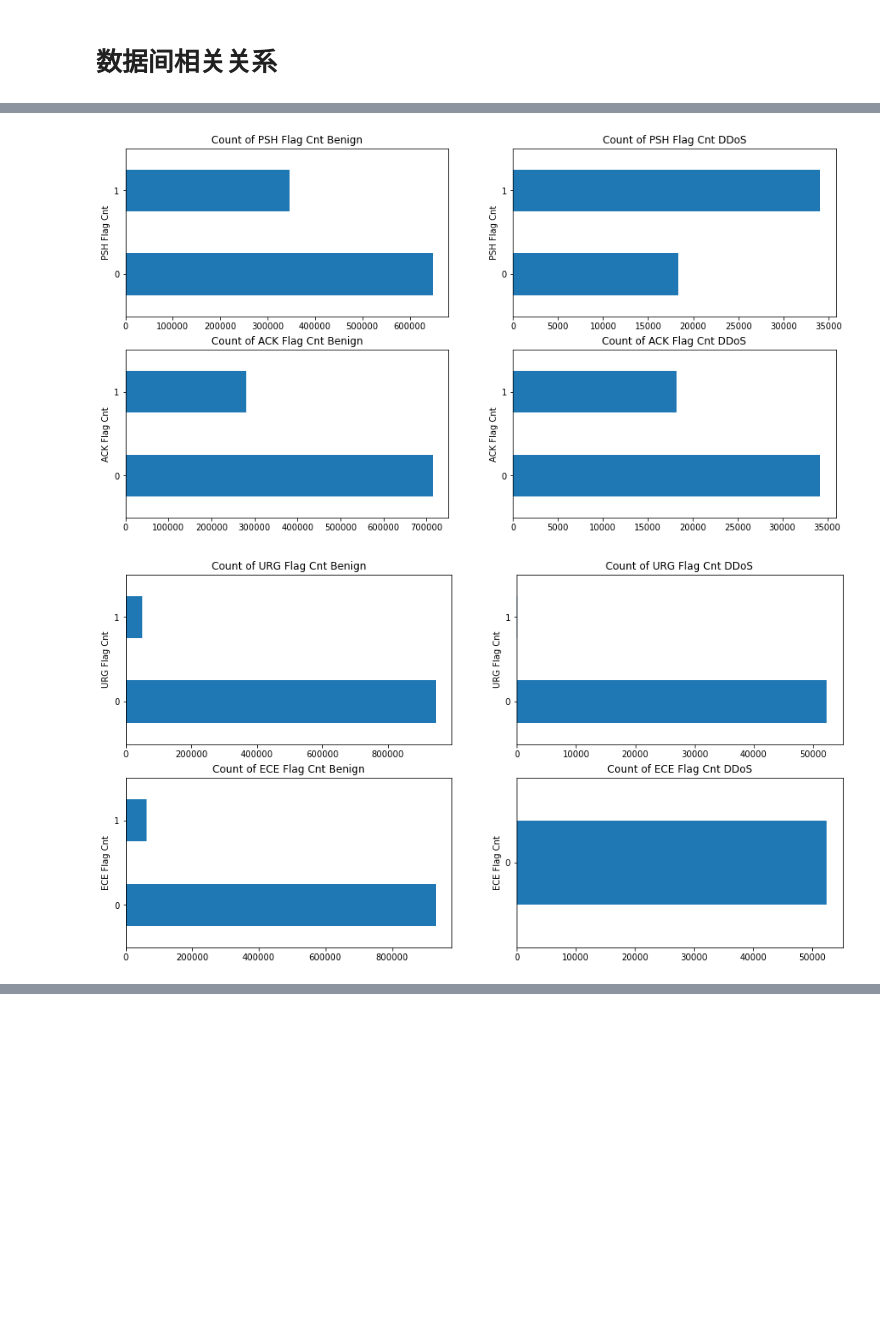
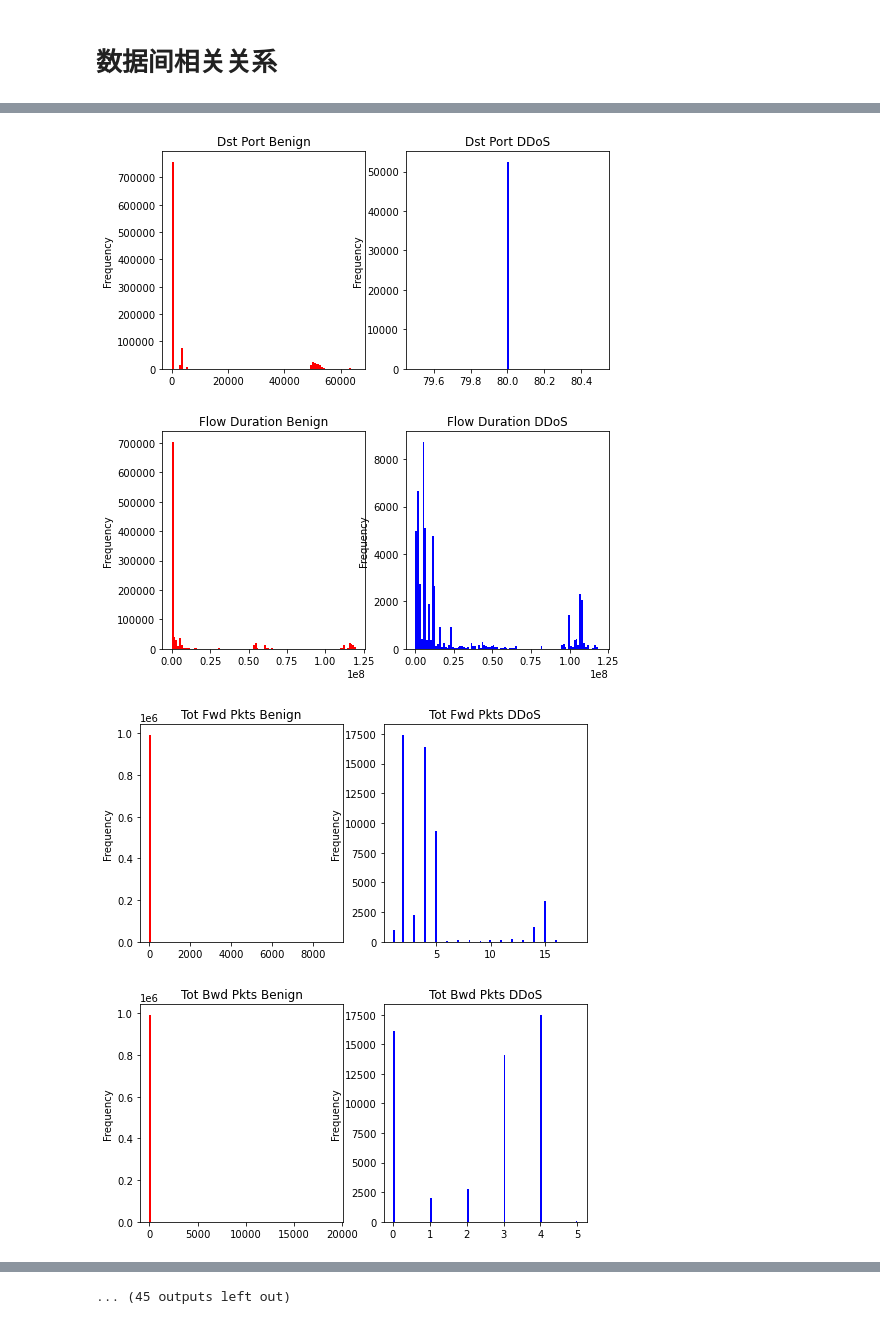
Before and after one commit to Bil369/IDS2018-DDoS-Traffic-Classify, a Jupyter notebook: EDA.ipynb, the cells around one changed output, grey strips where cells are left out. Drawn from its saved outputs; the diff is of its cells as text; code cells hidden in the pictures; blank space fills up the shorter version.

```diff
--- a/EDA.ipynb
+++ b/EDA.ipynb
@@ -318,18 +323,11 @@ plt.show()
-# %%
-fig, ((ax1, ax2), (ax3, ax4)) = plt.subplots(2, 2, figsize=(15, 8))
-train_benign.groupby('PSH Flag Cnt')['PSH Flag Cnt'].count().plot(kind='barh', ax=ax1, title='Count of PSH Flag Cnt Benign')
-train_ddos.groupby('PSH Flag Cnt')['PSH Flag Cnt'].count().plot(kind='barh', ax=ax2, title='Count of PSH Flag Cnt DDoS')
-train_benign.groupby('ACK Flag Cnt')['ACK Flag Cnt'].count().plot(kind='barh', ax=ax3, title='Count of ACK Flag Cnt Benign')
-train_ddos.groupby('ACK Flag Cnt')['ACK Flag Cnt'].count().plot(kind='barh', ax=ax4, title='Count of ACK Flag Cnt DDoS')
-plt.show()
-# %% [output]
-[figure, removed]
-# %%
-fig, ((ax1, ax2), (ax3, ax4)) = plt.subplots(2, 2, figsize=(15, 8))
-train_benign.groupby('URG Flag Cnt')['URG Flag Cnt'].count().plot(kind='barh', ax=ax1, title='Count of URG Flag Cnt Benign')
-train_ddos.groupby('URG Flag Cnt')['URG Flag Cnt'].count().plot(kind='barh', ax=ax2, title='Count of URG Flag Cnt DDoS')
-train_benign.groupby('ECE Flag Cnt')['ECE Flag Cnt'].count().plot(kind='barh', ax=ax3, title='Count of ECE Flag Cnt Benign')
-train_ddos.groupby('ECE Flag Cnt')['ECE Flag Cnt'].count().plot(kind='barh', ax=ax4, title='Count of ECE Flag Cnt DDoS')
-plt.show()
-# %% [output]
-[figure, removed]
+# %%
+for fea in [fea for fea in numerical_serial_fea if fea not in ['Flow Byts/s', 'Flow Pkts/s']]:
+    fig, ((ax1, ax2)) = plt.subplots(1, 2, figsize=(8, 4))
+    train_benign[fea].plot(kind='hist', bins=100, title=fea + ' Benign', color='r', ax=ax1) # bins指定直方个数
+    train_ddos[fea].plot(kind='hist', bins=100, title=fea + ' DDoS', color='b', ax=ax2)
+    plt.show()
+# %% [output]
+[figure, added]
+[figure, added]
+[figure, added]
+[figure, added]
@@ -335,0 +342 @@ plt.show()
+... (45 outputs left out)
```
Also changed, not shown: parts of 12 cells of this notebook, 2 other files.
